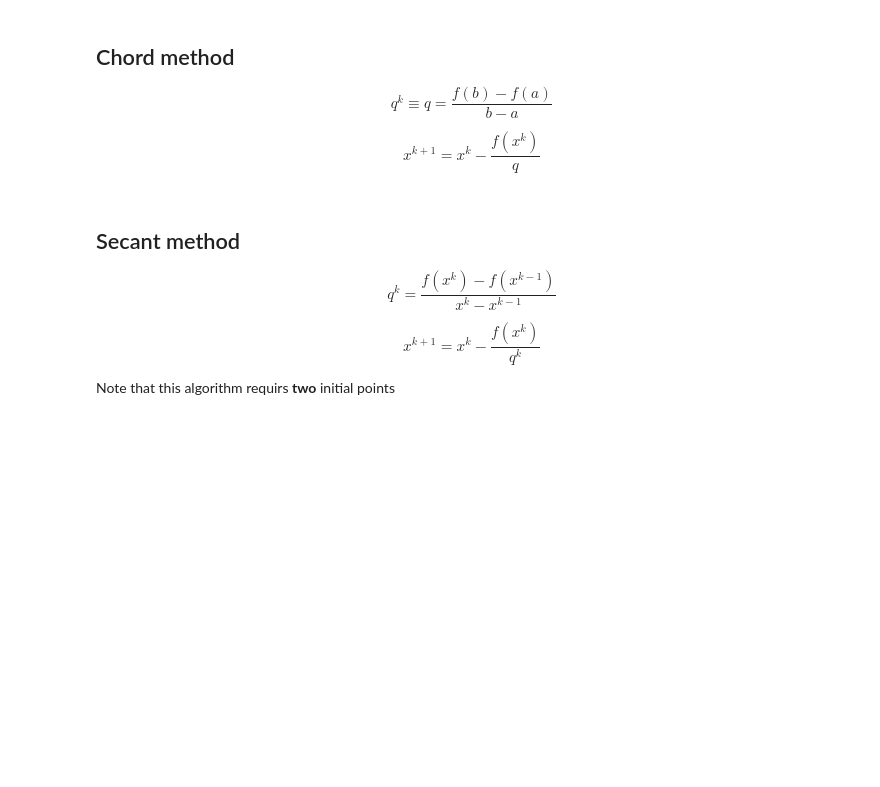
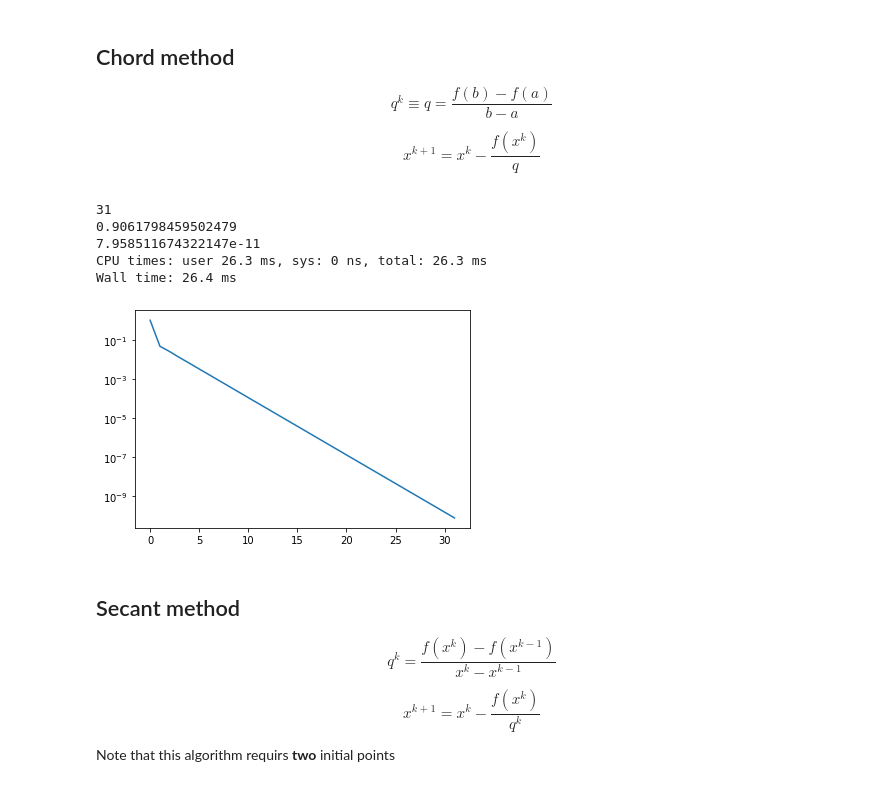
Before and after one commit to mapenzo-ph/numerical-analysis-2021-2022, a Jupyter notebook: notebooks/GR_lab01_nonlinear_equations.ipynb, the cells around one changed output. Saved outputs shown, nothing was run; the diff lists cells and outputs as text; code cells hidden in the pictures; blank space fills up the shorter version.

```diff
--- a/notebooks/GR_lab01_nonlinear_equations.ipynb
+++ b/notebooks/GR_lab01_nonlinear_equations.ipynb
@@ -148,3 +185,36 @@ errors_chord = chord (f,a,b,x0,eps,n_max)
+# %%
+def chord(f,a,b,x0,eps,n_max):
+    q = (f(b)-f(a))/(b-a)
+    assert abs(q) > 1e-16
+    err = eps + 1.0
+    errors = [err]
+    it = 0
+    x = x0
+    while (err > eps and it < n_max):
+        # get new value of x and error
+        x_new = x - f(x)/q
+        err = abs(f(x_new))
+
+        #updating
+        x = x_new
+        errors.append(err)
+        it += 1
+
+    semilogy(errors)
+    print(it)
+    print(x)
+    print(err)
+    return errors
+
+
+%time errors_chord = chord (f,a,b,x0,eps,n_max)
+# %% [output]
+31
+0.9061798459502479
+7.958511674322147e-11
+CPU times: user 26.3 ms, sys: 0 ns, total: 26.3 ms
+Wall time: 26.4 ms
+[figure, added]
 # %% [markdown]
 ## Secant method
 
```
Also changed, not shown: parts of 12 cells of this notebook.
